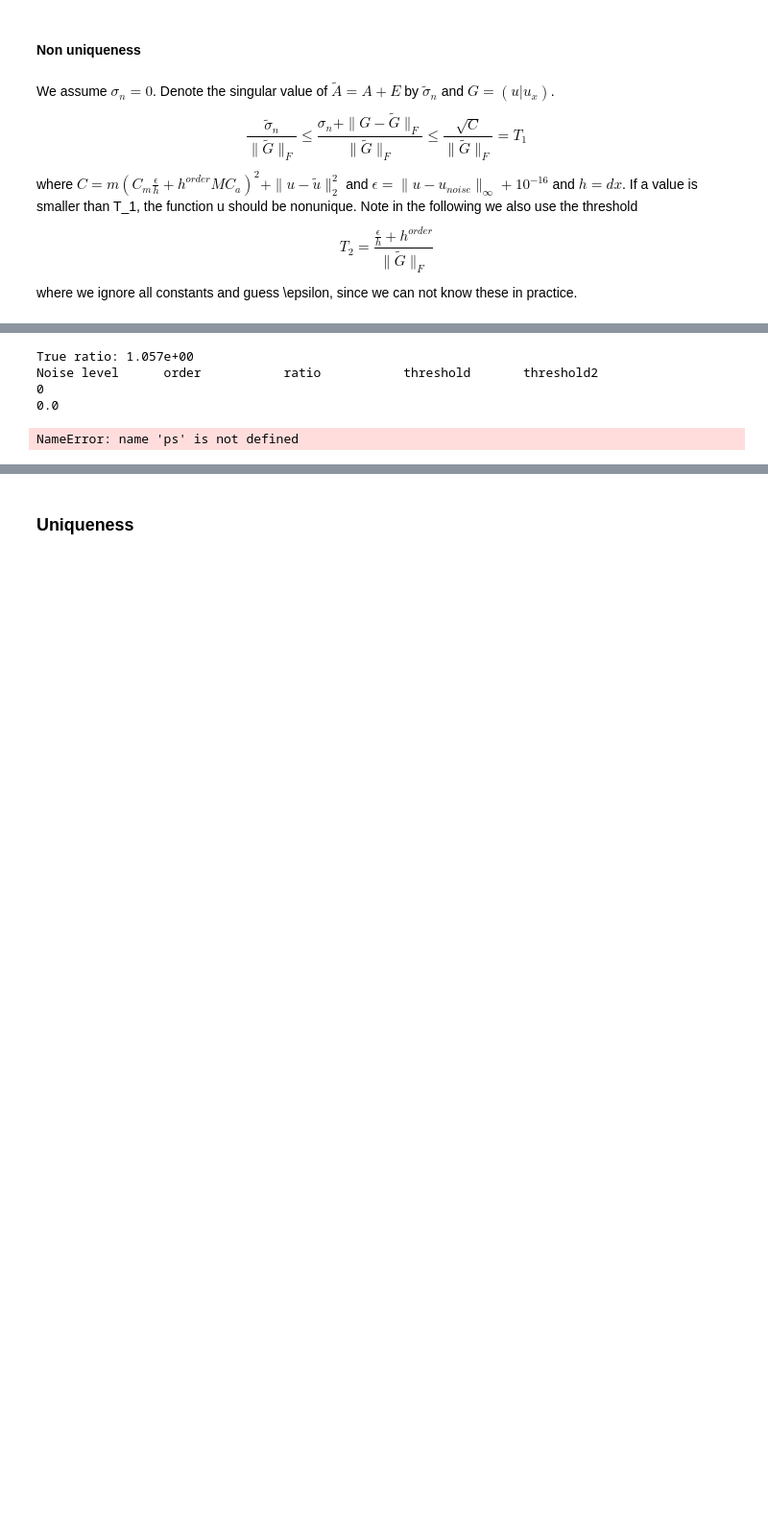
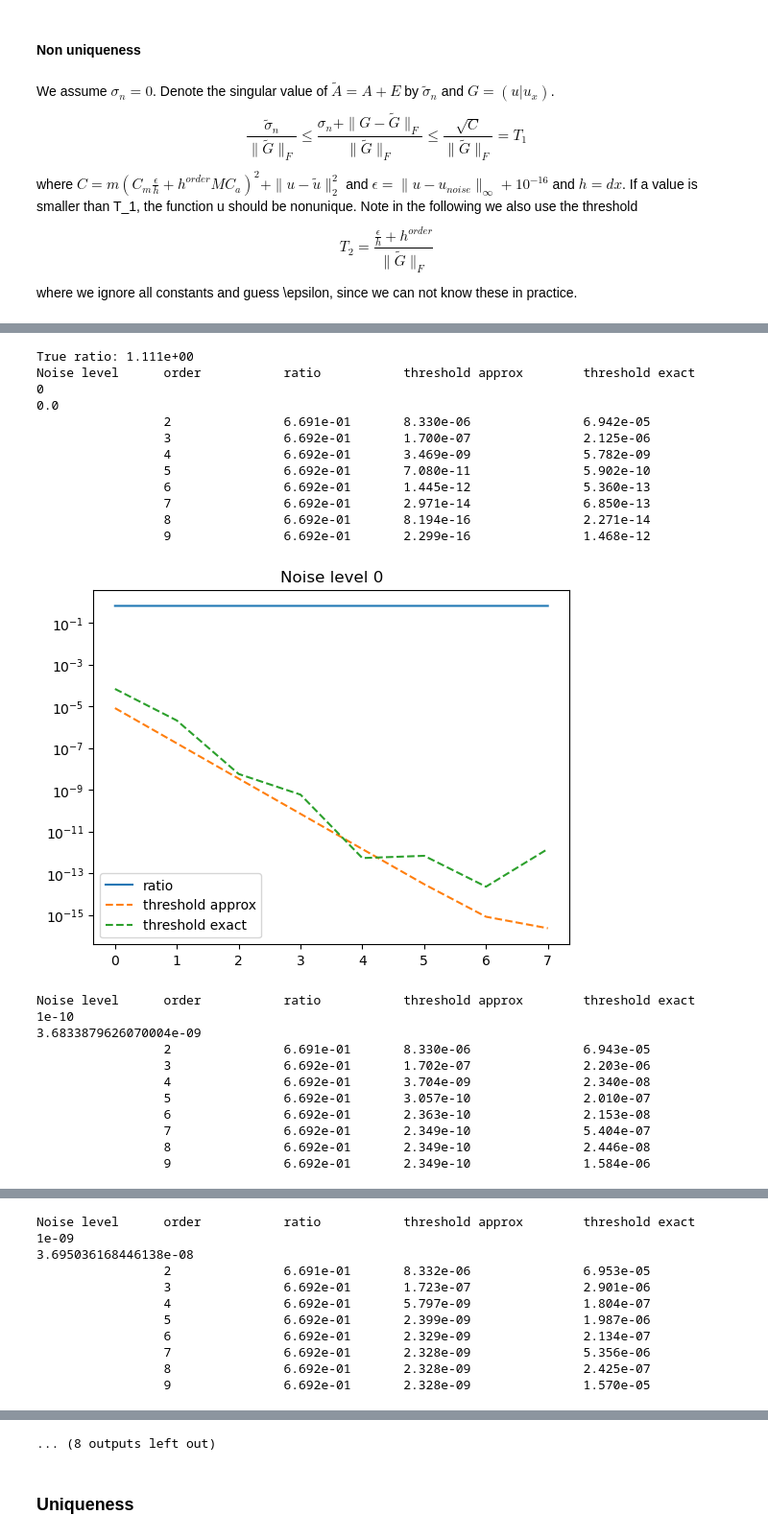
Before and after one commit to HillaryHauger/robust-identifiability-symbolic-recovery, a Jupyter notebook: Noise Analysis/Threshold for reversed conditoin.ipynb, the cells around one changed output, grey strips where cells are left out. Shown at 96% size. Drawn from its saved outputs; the diff is of its cells as text; code cells hidden in the pictures; blank space fills up the shorter version.

```diff
--- a/Noise Analysis/Threshold for reversed conditoin.ipynb
+++ b/Noise Analysis/Threshold for reversed conditoin.ipynb
@@ -164,11 +166,11 @@ where $C = m(C_m \frac{\epsilon}{h} + h^{order} M C_a)^2 + \|u-\tilde{u}\|_2^2$
 $$T_2= \frac{\frac{\epsilon}{h} + h^{order} }{\|\tilde{G}\|_F}$$
 where we ignore all constants and guess \epsilon, since we can not know these in practice.
 # %%
-def calc_threshold_nonunique(frobenius_norm,eps,h,number_datapoints,order=2):
+def calc_threshold_nonunique_approx(frobenius_norm,eps,h,order=2):
     eps+=np.finfo(float).eps # add machine precisoin
     return (eps/h+h**order)/frobenius_norm
 
-def calc_threshold2_nonunique(frobenius_norm,eps_two,eps_infty,h,number_datapoints,M,order=2):
+def calc_threshold_nonunique_exact(frobenius_norm,eps_two,eps_infty,h,number_datapoints,M,order=2):
     E = error_bound_g(eps_two,eps_infty,h,number_datapoints,M,order)
     return np.sqrt(E)/frobenius_norm
 # %%
@@ -211,44 +213,64 @@ print(f"True ratio: {sv_max/sv_min:3.3e}")
 unorm2=np.sqrt(np.mean(np.square(u)))
 
 for target_noise in noise_levels:
-    print("Noise level \t order \t \t ratio \t \t threshold \t threshold2")
+    print("Noise level \t order \t \t ratio \t \t threshold approx \t threshold exact")
     print(f"{target_noise}")
     threshold_list = []
     threshold2_list = []
     ratio_list=[]
 
     var = target_noise * unorm2
     noise = np.random.normal(0, var, size=u.shape)
     print(np.linalg.norm(noise))
     u_noise = u + noise
     eps_infty = infinity_norm(u-u_noise)
     eps_two = np.linalg.norm(u-u_noise)
 
     for order in orders:
         ux_noise = ps.FiniteDifference(order=order,d=1, axis=0, drop_endpoints=False)._differentiate(u_noise, dx)
         u_flat_noise, u_x_flat_noise = u_noise.flatten(), ux_noise.flatten()
         g_noise = np.concatenate([u_flat_noise.reshape(len(u_flat_noise),1), u_x_flat_noise.reshape(len(u_flat_noise),1)], axis=1)
         sv = svd(g_noise, compute_uv=False)
         frobenius_norm_gnoise = np.linalg.norm(g_noise)
         ratio=sv[-1]/frobenius_norm_gnoise
 
-        threshold = calc_threshold_nonunique(frobenius_norm_gnoise,eps_infty,dx,true_g.shape[0],order)
+        threshold = calc_threshold_nonunique_approx(frobenius_norm_gnoise,eps_infty,dx,order)
         threshold_list.append(threshold)
-        threshold2 = calc_threshold2_nonunique(frobenius_norm_gnoise,eps_two,eps_infty,dx,true_g.shape[0],M,order)
+        threshold2 = calc_threshold_nonunique_exact(frobenius_norm_gnoise,eps_two,eps_infty,dx,true_g.shape[0],M,order)
         threshold2_list.append(threshold2)
         ratio_list.append(ratio)
 
-        print(f"\t  \t {order} \t \t {ratio:3.3e} \t {threshold:3.3e} \t {threshold2:3.3e}")
+        print(f"\t  \t {order} \t \t {ratio:3.3e} \t {threshold:3.3e} \t \t {threshold2:3.3e}")
 
-    plt.plot(ratio_list,label=f'ratio {target_noise}')
-    plt.plot(threshold_list,'--',label=f'threshold {target_noise}')
-    plt.plot(threshold2_list,'--',label=f'threshold2 {target_noise}')
+    plt.title(f"Noise level {target_noise}")
+    plt.plot(ratio_list,label='ratio')
+    plt.plot(threshold_list,'--',label='threshold approx')
+    plt.plot(threshold2_list,'--',label='threshold exact')
     plt.yscale('log')
     plt.legend()
     plt.show()
 # %% [output]
-True ratio: 1.057e+00
-Noise level      order           ratio           threshold       threshold2
+True ratio: 1.111e+00
+Noise level      order           ratio           threshold approx        threshold exact
 0
 0.0
+                 2               6.691e-01       8.330e-06               6.942e-05
+                 3               6.692e-01       1.700e-07               2.125e-06
+                 4               6.692e-01       3.469e-09               5.782e-09
+                 5               6.692e-01       7.080e-11               5.902e-10
+                 6               6.692e-01       1.445e-12               5.360e-13
+                 7               6.692e-01       2.971e-14               6.850e-13
+                 8               6.692e-01       8.194e-16               2.271e-14
+                 9               6.692e-01       2.299e-16               1.468e-12
+[figure, added]
-NameError: name 'ps' is not defined
+Noise level      order           ratio           threshold approx        threshold exact
+1e-10
+3.6833879626070004e-09
+                 2               6.691e-01       8.330e-06               6.943e-05
+                 3               6.692e-01       1.702e-07               2.203e-06
+                 4               6.692e-01       3.704e-09               2.340e-08
+                 5               6.692e-01       3.057e-10               2.010e-07
+                 6               6.692e-01       2.363e-10               2.153e-08
+                 7               6.692e-01       2.349e-10               5.404e-07
+                 8               6.692e-01       2.349e-10               2.446e-08
+                 9               6.692e-01       2.349e-10               1.584e-06
@@ -254,0 +278,11 @@ NameError: name 'ps' is not defined
+Noise level      order           ratio           threshold approx        threshold exact
+1e-09
+3.695036168446138e-08
+                 2               6.691e-01       8.332e-06               6.953e-05
+                 3               6.692e-01       1.723e-07               2.901e-06
+                 4               6.692e-01       5.797e-09               1.804e-07
+                 5               6.692e-01       2.399e-09               1.987e-06
+                 6               6.692e-01       2.329e-09               2.134e-07
+                 7               6.692e-01       2.328e-09               5.356e-06
+                 8               6.692e-01       2.328e-09               2.425e-07
+                 9               6.692e-01       2.328e-09               1.570e-05
@@ -255,3 +326,4 @@ NameError: name 'ps' is not defined
+... (8 outputs left out)
 # %% [markdown]
 ### Uniqueness
 # %% [markdown]
```
Also changed, not shown: parts of 16 cells of this notebook, 8 other files.
